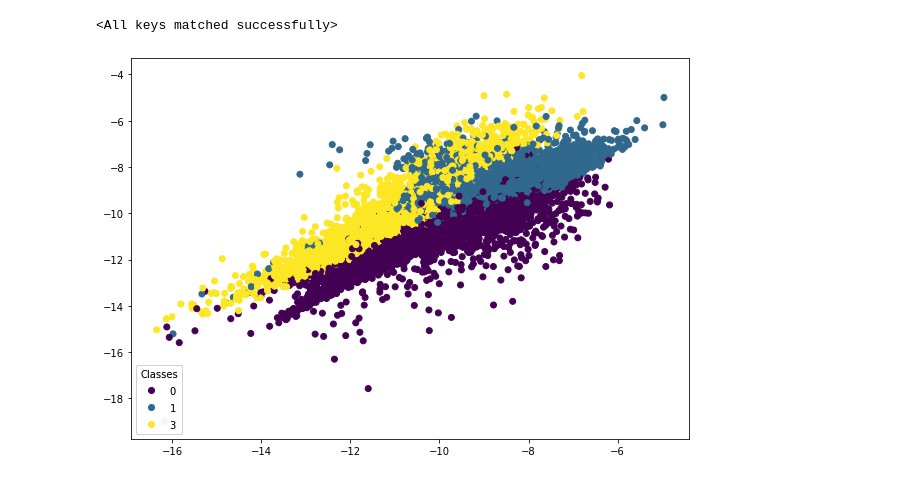
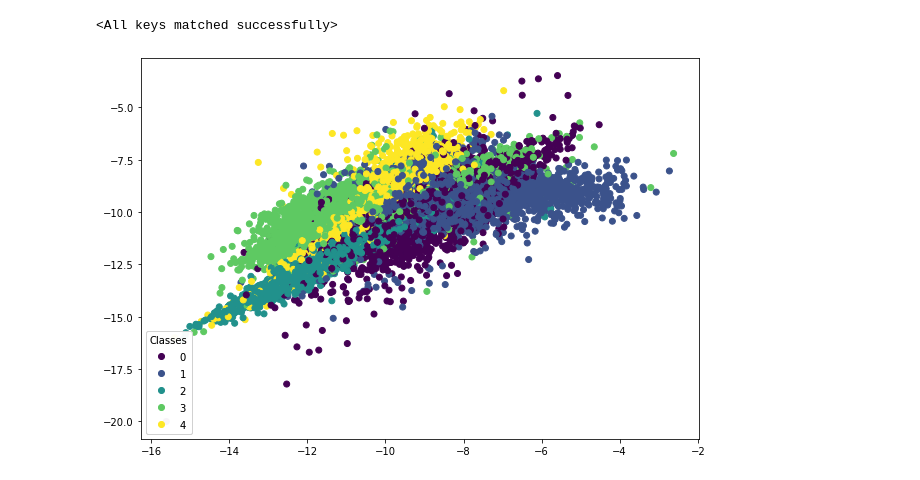
Before and after one commit to StefRodopCodes94/Thesis, a Jupyter notebook: src/Mnist_VAE.ipynb, the cells around one changed output. Drawn from its saved outputs; the diff is of its cells as text; code cells hidden in the pictures.

```diff
--- a/src/Mnist_VAE.ipynb
+++ b/src/Mnist_VAE.ipynb
@@ -49,6 +33,6 @@ Extracting ../data/Mnist_data/MNIST\raw\t10k-labels-idx1-ubyte.gz to ../data/Mni
 # %%
 # Filter out images and labels corresponding to digits other than 0, 1, 2, and 3
-indices = np.isin(train_dataset.targets, [0, 1, 2, 3])
+indices = np.isin(train_dataset.targets, [0, 1, 2, 3,4])
 images = train_dataset.data[indices]
 labels = train_dataset.targets[indices]
 
@@ -108,43 +101,36 @@ class VAE(nn.Module):
 # %%
-# Define the VAE model
-model = VAE()
-
-# Set the device to GPU if available
-device = torch.device("cuda" if torch.cuda.is_available() else "cpu")
-model.to(device)
-
-# Define the training parameters
-learning_rate = 1e-3 # -2
-num_epochs = 50
-batch_size = 128
-
-
-# Define the training function
-def train(model, train_loader, learning_rate, num_epochs, device):
+def train(model, train_loader, learning_rate, num_epochs, device, beta_initial=0.01, beta_step=0.01):
     optimizer = optim.Adam(model.parameters(), lr=learning_rate)
 
-    # Loss function: reconstruction loss + KL divergence loss
-    def loss_function(x_hat, x, z_mean, z_logvar):
+    def loss_function(x_hat, x, z_mean, z_logvar, beta):
         bce_loss = nn.functional.mse_loss(x_hat, x.view(-1, 784), reduction='sum')
         kld_loss = -0.5 * torch.sum(1 + z_logvar - z_mean.pow(2) - z_logvar.exp())
-        return bce_loss + (kld_loss * 0.01) #  (0.01  *kld_loss)
+        return bce_loss + (beta * kld_loss)
 
     model.train()
+    beta = beta_initial  # Initialize 'beta' with a small value
+
     for epoch in range(num_epochs):
         total_loss = 0
         for batch_idx, (x, _) in enumerate(train_loader):
             x = x.to(device)
             optimizer.zero_grad()
             x_hat, z_mean, z_logvar = model(x)
-            loss = loss_function(x_hat, x, z_mean, z_logvar)
+
+            # Pass 'beta' to the loss function
+            loss = loss_function(x_hat, x, z_mean, z_logvar, beta)
+
             loss.backward()
             total_loss += loss.item()
             optimizer.step()
 
         avg_loss = total_loss / len(train_loader.dataset)
-        print('Epoch [{}/{}], Average Loss: {:.4f}'.format(epoch+1, num_epochs, avg_loss))
+        print('Epoch [{}/{}], Average Loss: {:.4f}, Beta: {:.4f'.format(epoch+1, num_epochs, avg_loss, beta))
 
-        # Generate and save a sample image every 5 epochs
+        # Increase 'beta' for the next epoch
+        beta += beta_step
+
+        # Generate and save a sample image every 10 epochs
         if (epoch+1) % 10 == 0:
             with torch.no_grad():
                 z = torch.randn(64, model.latent_dim).to(device)
@@ -166,4 +157,4 @@ CUDA is not available. Model remains on CPU.
 # %%
 # Train the VAE model using the train function
-train(model, train_loader_filtered, learning_rate, 5, device)
+train(model, train_loader_filtered, learning_rate, 50, device)
 # %% [output]
@@ -180,31 +183,31 @@ VAE.load_state_dict(model, torch.load('./Model_state/VAE_Mnist.pth'))
 <All keys matched successfully>
 # %%
 # Define the subset of MNIST data to visualize
-indices = torch.where((mnist_train.targets == 0)  | (mnist_train.targets == 1)|(mnist_train.targets == 3))[0]
+indices = torch.where((mnist_train.targets == 0)  |(mnist_train.targets == 1) |(mnist_train.targets ==2)|(mnist_train.targets == 3)| (mnist_train.targets == 4))[0]
 mnist_subset = mnist_train.data[indices]
 mnist_subset_targets = mnist_train.targets[indices]
 
 # Pass the subset to a DataLoader
 batch_size = 64
 subset_loader = torch.utils.data.DataLoader(torch.utils.data.TensorDataset(mnist_subset.float().unsqueeze(1)/255.), batch_size=batch_size)
 
 # Get the latent representations of the subset
 with torch.no_grad():
     latent_vectors = []
     for batch in subset_loader:
         batch = batch[0].to(device)
         _, _, z = model(batch)
         latent_vectors.append(z)
     latent_vectors = torch.cat(latent_vectors, dim=0)
 
 # Visualize the latent vectors
 fig, ax = plt.subplots(figsize=(10, 7))
 scatter = ax.scatter(latent_vectors[:, 0], latent_vectors[:, 1], c=mnist_subset_targets, cmap='viridis')
 legend = ax.legend(*scatter.legend_elements(), loc="lower left", title="Classes")
 ax.add_artist(legend)
 plt.show()
 # %% [output]
-[figure, old version]
+[figure, new version]
 # %%
 import random
 
```
Also changed, not shown: parts of 11 cells of this notebook, 1 other file.
